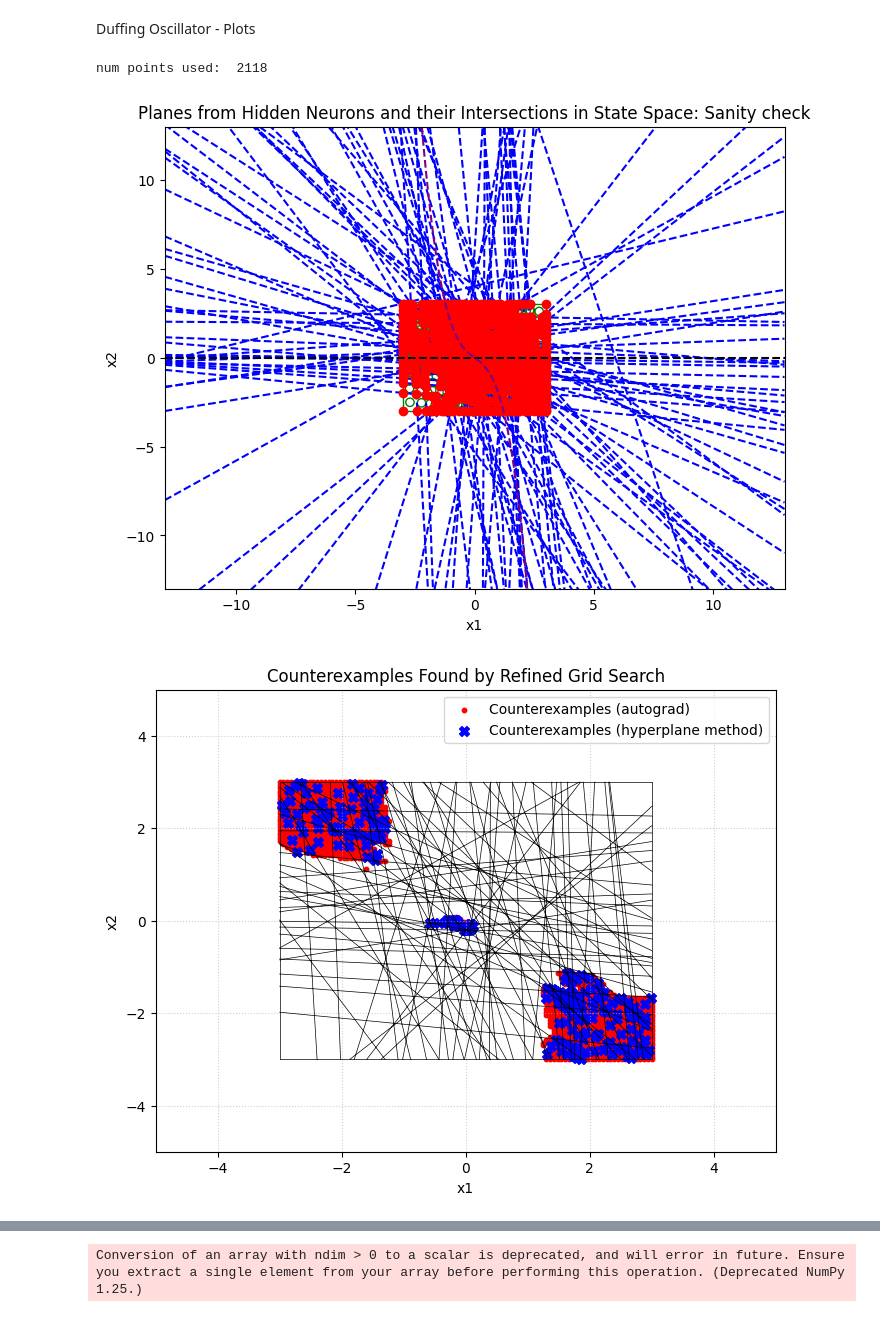
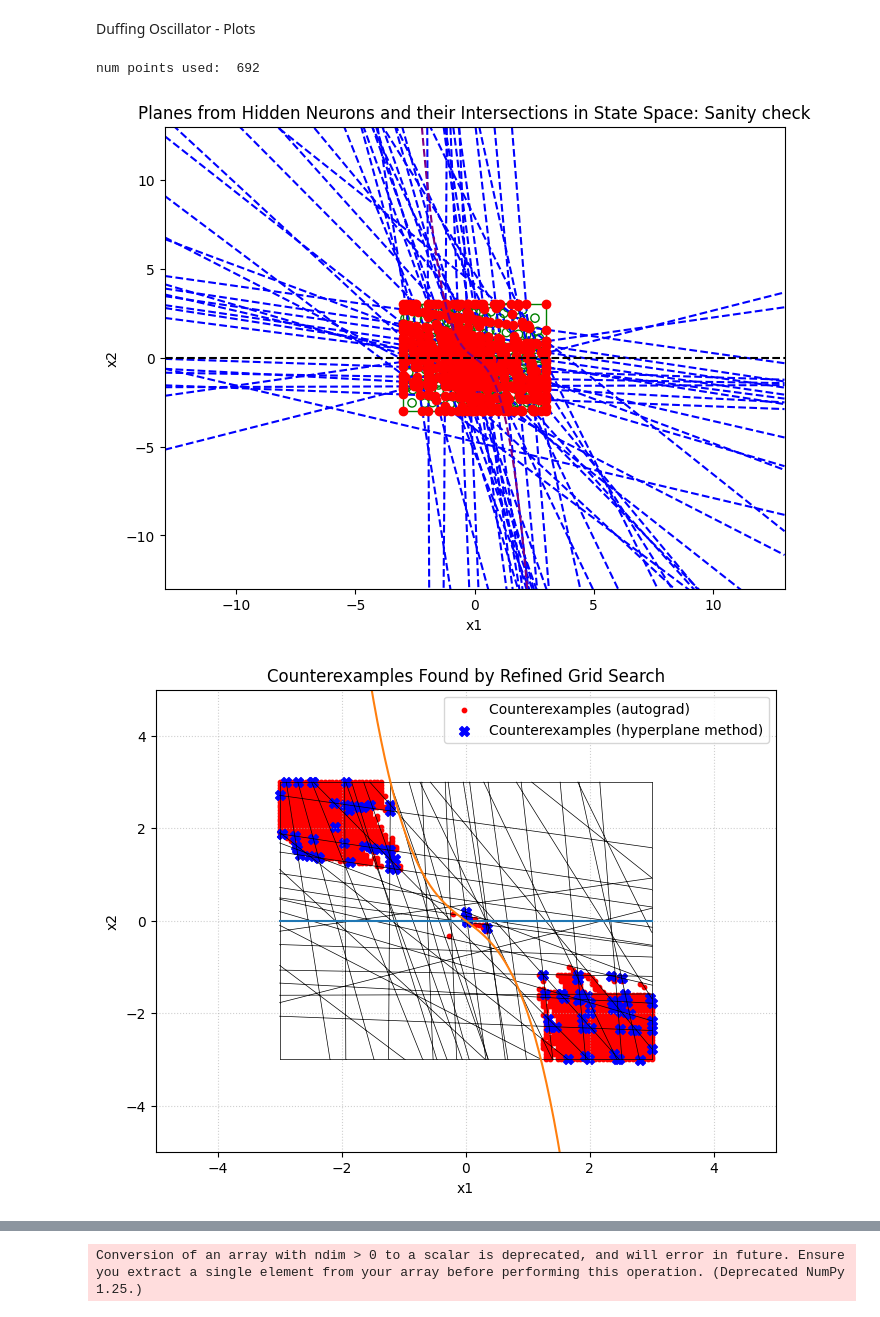
Before and after one commit to Jw1836/NN-Closed-Loop-Verification, a Jupyter notebook: hyperplane_verification_test.ipynb, the cells around one changed output, grey strips where cells are left out. Drawn from its saved outputs; the diff is of its cells as text; code cells hidden in the pictures.

Commit message:
save before overhaul
About to make major changes to the hyperplane file, so saving just in case.

```diff
--- a/hyperplane_verification_test.ipynb
+++ b/hyperplane_verification_test.ipynb
@@ -476,7 +763,7 @@ def hyperplane_plot(x1_min, x1_max, x2_min, x2_max, W_matrix, B_vector, intersec
     plt.xlabel("x1")
     plt.ylabel("x2")
 
-def autograd_and_counterexamples_plot(x1_min, x1_max, x2_min, x2_max, dynamics_list, duffing_nn, counter_examples, total_points_used, vertex_dict, edge_list):
+def autograd_and_counterexamples_plot(x1_min, x1_max, x2_min, x2_max, dynamics_list, duffing_nn, counter_examples, total_points_used, vertex_dict, edge_list, functions):
     #make a find grid in the box that we called the region of interest, and evaluate the lie derivative at each point to see if we can find any other counterexamples that we missed from the polygons
     x1_grid = np.linspace(x1_min, x1_max, 100)
     x2_grid = np.linspace(x2_min, x2_max, 100)
@@ -494,7 +781,7 @@ def autograd_and_counterexamples_plot(x1_min, x1_max, x2_min, x2_max, dynamics_l
             f2_val = dynamics_list[1](np.array([[x1_pt], [x2_pt]]))
             lie_derivative_grid[i, j] = V_grad[0, 0].item() * f1_val + V_grad[0, 1].item() * f2_val
             #if a point is positive add it to another counterexample list
-            if lie_derivative_grid[i, j] >= 0:
+            if lie_derivative_grid[i, j] >= 1e-7:
                 autograd_counterexamples.append((x1_pt, x2_pt))
 
     #print("num polygons: ", len(polygons))
@@ -520,6 +807,13 @@ def autograd_and_counterexamples_plot(x1_min, x1_max, x2_min, x2_max, dynamics_l
             v1 = vertex_dict[edge[0]]
             v2 = vertex_dict[edge[1]]
             plt.plot([v1[0], v2[0]], [v1[1], v2[1]], color='black', linewidth=0.5)
+        #also plot the zero level sets
+        f1_boundary = functions[0](x1_grid)
+        f2_boundary = functions[1](x1_grid)
+        if np.isscalar(f1_boundary):
+            f1_boundary = np.full_like(x1_grid, f1_boundary)
+        plt.plot(x1_grid, f1_boundary)
+        plt.plot(x1_grid, f2_boundary)
         plt.title('Counterexamples Found by Refined Grid Search')
         plt.xlim(x1_min - 2, x1_max + 2)
         plt.ylim(x2_min - 2, x2_max + 2)
@@ -640,7 +934,7 @@ Case 1: Duffing Oscillator
 #parameters
 input_dim = 2
 num_hidden_layers = 1
-hidden_layer_size = 80
+hidden_layer_size = 50
 output_dim = 1
 zero_level_functions = [duffing_f1_boundary, duffing_f2_boundary]
 dynamics_list = [duffing_f1, duffing_f2]
@@ -666,14 +960,14 @@ B_vector  = duffing_nn.network[0].bias.detach().numpy()  #biases into each hidde
 W_out_vec = duffing_nn.network[2].weight.detach().numpy().flatten()  #weights from hidden to output [w_(np+1), ..., wn(p++1)]
 
 #get all intersection points
-print("Get Intersection Points...\n")
+print("Get Intersection Points...")
 start_time_1 = time.perf_counter()
-intersection_points = find_all_intersection_points(W_matrix, B_vector, [duffing_f1_boundary, duffing_f2_boundary], x1_min, x1_max, x2_min, x2_max)
+intersection_points, dynamic_intersections = find_all_intersection_points(W_matrix, B_vector, [duffing_f1_boundary, duffing_f2_boundary], x1_min, x1_max, x2_min, x2_max)
 end_time_1 = time.perf_counter()
 check_pt_1 = end_time_1 - start_time_1
-print("Got Intersection Points! Time taken: ", check_pt_1, " seconds\n")
+print("Got Intersection Points! Time taken: ", check_pt_1, " seconds")
 #build planar graph
-print("Building Planar Graph...\n")
+print("Building Planar Graph...")
 start_time_2 = time.perf_counter()
 vertex_dict, edge_list = get_planar_graph(intersection_points, W_matrix, B_vector, x1_min, x1_max, x2_min, x2_max, tol=1e-6)#now make a networkx graph object to use some handy dandy functions
 G = nx.Graph()
@@ -681,10 +975,10 @@ G.add_nodes_from(vertex_dict.keys())
 G.add_edges_from(edge_list)
 end_time_2 = time.perf_counter()
 check_pt_2 = end_time_2 - start_time_2
-print("Built Planar Graph! Time taken: ", check_pt_2 - end_time_2, " seconds\n")
+print("Built Planar Graph! Time taken: ", check_pt_2 , " seconds")
 
 #get the polygons
-print("Finding Polygons...\n")
+print("Finding Polygons...")
 start_time_3 = time.perf_counter()
 #polygons = nx.minimum_cycle_basis(G)
 
@@ -703,15 +997,15 @@ for cycle_edge_indices in mcb_edges:
     polygons.append(list(node_set))
 end_time_3 = time.perf_counter()
 check_pt_3 = end_time_3 - start_time_3
-print(f"Found {len(polygons)} Polygons! Time taken: {check_pt_3} seconds\n")
+print(f"Found {len(polygons)} Polygons! Time taken: {check_pt_3} seconds")
 
-print("Calling hyperplane method...\n")
+print("Calling hyperplane method...")
 #run the hyperplane arrangement method to find counterexamples
 start_time_4 = time.perf_counter()
-counter_examples, total_points_used, problem_polygon = hyperplane_arrangement_NN_verification(duffing_nn, vertex_dict, polygons, input_dim, hidden_layer_size, dynamics_list)
+counter_examples, total_points_used, problem_polygon = hyperplane_arrangement_NN_verification(duffing_nn, vertex_dict, polygons, input_dim, hidden_layer_size, dynamics_list, dynamic_intersections)
 end_time_4 = time.perf_counter()
 check_pt_4 = end_time_4 - start_time_4
-print("Done with hyperplane method! Time taken: ", check_pt_4, " seconds\n")
+print("Done with hyperplane method! Time taken: ", check_pt_4, " seconds")
 
 # #if there are any fake counterexamples, print out the warning
 double_verification(counter_examples, duffing_nn, dynamics_list)
@@ -769,12 +1073,12 @@ if problem_polygon is not None:
 # %%
 
 #Plot the hyperplanes generated from the hidden neurons
 hyperplane_plot(x1_min, x1_max, x2_min, x2_max, W_matrix, B_vector, intersection_points, zero_level_functions)
 
-autograd_counterexamples = autograd_and_counterexamples_plot(x1_min, x1_max, x2_min, x2_max, dynamics_list, duffing_nn, counter_examples, total_points_used, vertex_dict, edge_list)
+autograd_counterexamples = autograd_and_counterexamples_plot(x1_min, x1_max, x2_min, x2_max, dynamics_list, duffing_nn, counter_examples, total_points_used, vertex_dict, edge_list, [duffing_f1_boundary,duffing_f2_boundary])
 # %% [output]
-num points used:  2118
+num points used:  692
-[figure, old version]
+[figure, new version]
-[figure, old version]
+[figure, new version]
 # %%
 #plot the counterexamples found from refined grid search
```
Also changed, not shown: parts of 9 cells of this notebook, 3 other files.
